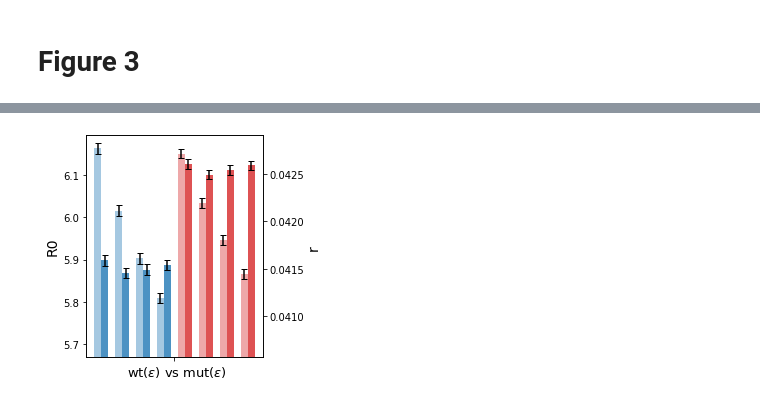
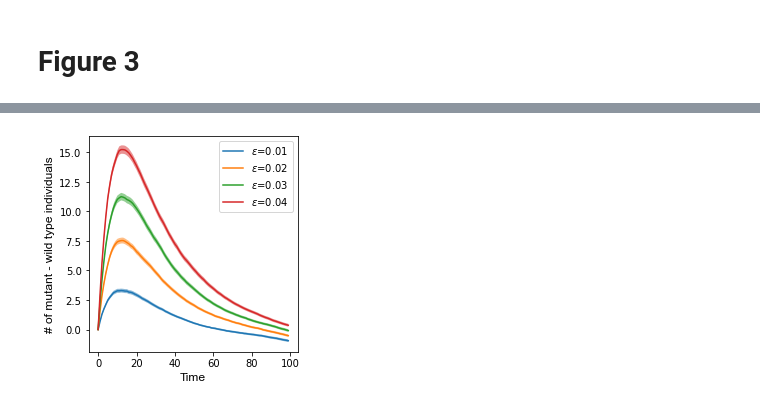
Before and after one commit to stifwo/advantageous-aging, a Jupyter notebook: PNAS_notebook.ipynb, the cells around one changed output, grey strips where cells are left out. Drawn from its saved outputs; the diff is of its cells as text; code cells hidden in the pictures.

Commit message:
Add Homarus (fig 5) specific changes to cohort model and fitness calc

```diff
--- a/PNAS_notebook.ipynb
+++ b/PNAS_notebook.ipynb
@@ -94,0 +132,21 @@ fertility_mut = [(39, 24.0), (79, 18.0)]
+# %%
+# Figure 5 specific parameters
+hazard_rates_wt = np.array(0.077).repeat(4)
+
+beta =  0.8
+sigma = 1.0
+gamma = 4.0
+mu = 50.0
+frequency = 4 # Birth terms every nth time step
+# %%
+%%time
+population_simulations, mean_diff, std_diff = population_survivorship_difference(
+    number_of_individuals=number_of_individuals,
+    number_of_repetitions=number_of_repetitions,
+    epsilons=epsilons,
+    hazard_rates_wt=hazard_rates_wt,
+    alpha=alpha,
+    kappa=kappa,
+    t_m=t_m,
+    beta=beta
+)
@@ -94,0 +156,5 @@ fertility_mut = [(39, 24.0), (79, 18.0)]
+# %%
+# Figure not in paper, but the simulation data are needed for figure 5
+figures.plot_fig_2(t_m, mean_diff, std_diff, number_of_repetitions)
+# %% [output]
+[figure, added]
@@ -95,7 +167,3 @@ fertility_mut = [(39, 24.0), (79, 18.0)]
 # %%
 fitness_stats_wt = get_fitness_data(population_simulations[HYP_WILD_TYPE], number_of_repetitions, t_m, fertility_wt)
 fitness_stats_mut = get_fitness_data(population_simulations[MUTANT_WILD], number_of_repetitions, t_m, fertility_mut)
-# %%
-figures.plot_fig_3(fitness_stats_wt, fitness_stats_mut)
-# %% [output]
-[figure, removed]
```
Also changed, not shown: parts of 16 cells of this notebook, 3 other files.
